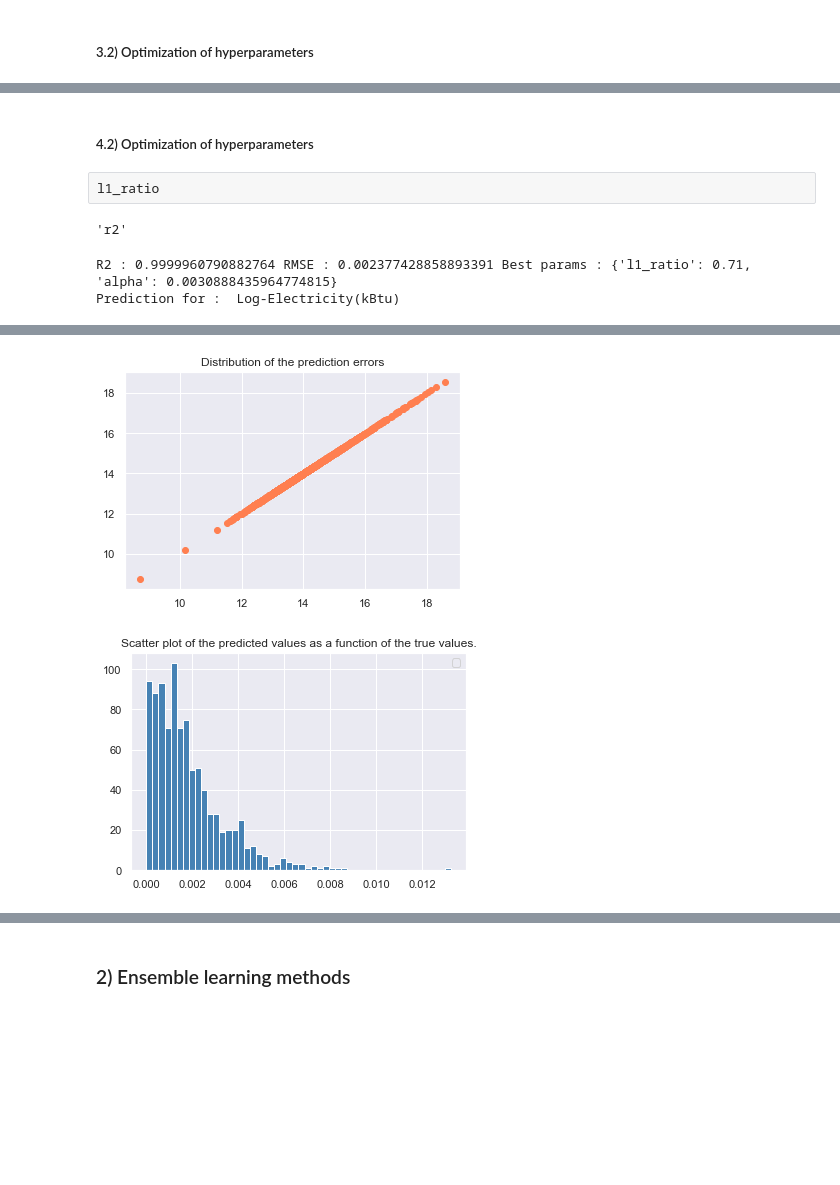
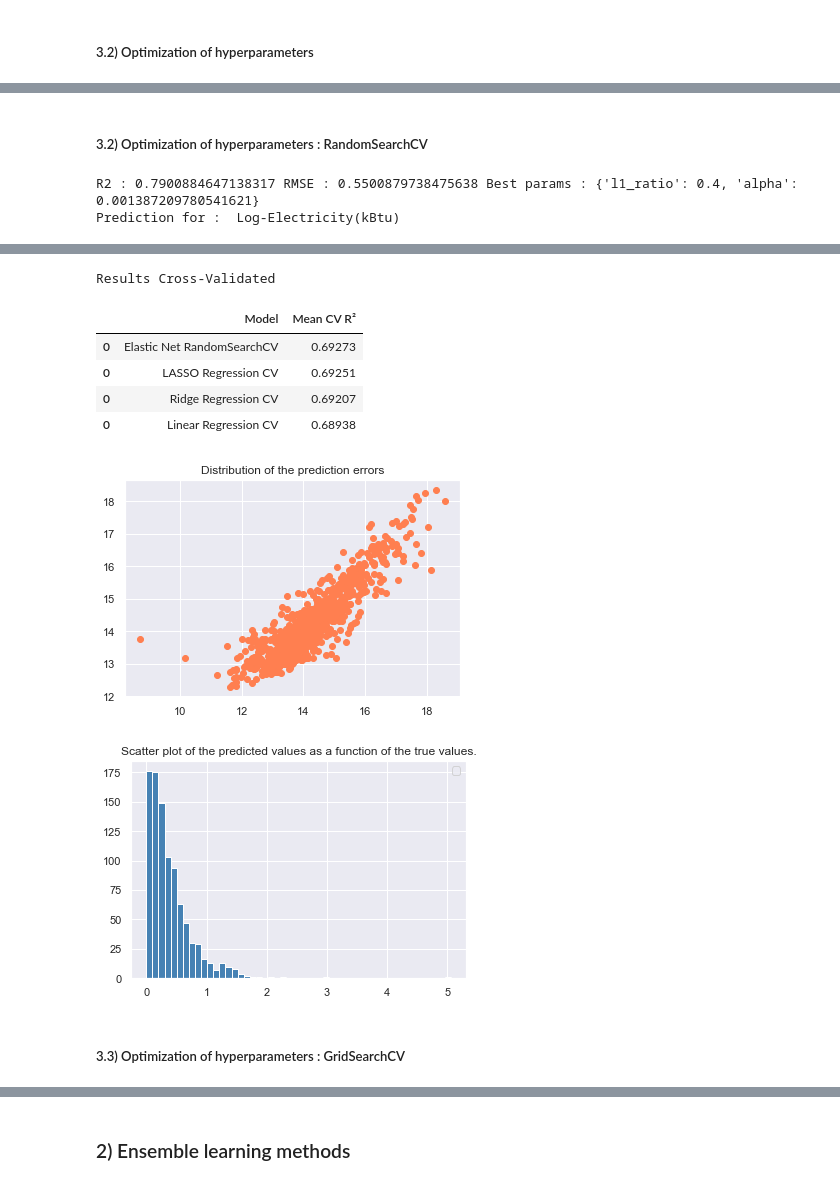
Before and after one commit to oumeima-elgharbi/P4_Data_Science_OpenClassrooms, a Jupyter notebook: P4_04_prediction_electricity.ipynb, the cells around one changed output, grey strips where cells are left out. Drawn from its saved outputs; the diff is of its cells as text; code cells hidden in the pictures; blank space fills up the shorter version.

```diff
--- a/P4_04_prediction_electricity.ipynb
+++ b/P4_04_prediction_electricity.ipynb
@@ -259,8 +265,8 @@ scoring = 'r2'
 # %% [markdown]
 ##### 1. Searching for the best hyperparameter alpha
 # %%
-a, b = -5, 3
-n_alphas = 1000 # hyperparametre alpha
+a, b = -2, 2
+n_alphas = 50 # hyperparametre alpha
 alphas = np.logspace(a, b, n_alphas)
 
 ridge = linear_model.Ridge()
@@ -407,7 +413,7 @@ QUESTION MENTOR : pourquoi optimisation alpha manuelle meilleure ???
 # %% [markdown]
 ##### 1. Searching for the best hyperparameter alpha
 # %%
-n_alphas = 500  # hyperparametre alpha
+n_alphas = 50  # hyperparametre alpha
 a, b = -5, -2
 alphas = np.logspace(a, b, n_alphas)
 
@@ -565,10 +550,11 @@ ASK MENTOR : pk optimisation meilleure manuelle que avec griddeach ?????
 # %%
 n = 100
-l1_ratio = np.random.uniform(0, 1, size=(1, 100))
-l1_ratio
+# or : l1_ratio = [i / n for i in range(n)]
+l1_ratio = np.arange(start=0, stop=1, step= 1/n)
 
-l = [i / n for i in range(n)]
-l = np.arange(0, 1, 10**-2)
+a, b , n_alphas = -5, 5, 1000
 
-l1_ratio = np.arange(start=0, stop=1, step= 1/n)
-l1_ratio
+param_grid_elastic = [{
+    "alpha": np.logspace(a, b, n_alphas), # penalty intensity (5 values between 10⁻³ and 10¹)
+    "l1_ratio": l1_ratio # mixing parameter for l1 and l2 penalties
+}]
@@ -590,51 +561,36 @@ min_alpha
 # %% [markdown]
-##### 4.2) Optimization of hyperparameters
+##### 3.2) Optimization of hyperparameters : RandomSearchCV
-# %% [raw]
-l1_ratio
-# %%
-scoring
-# %% [output]
-'r2'
 # %%
 regressor = linear_model.ElasticNet()
 
-# Define the cross-validation generator
-cv_inner = KFold(
-    n_splits=10, # number of folds (default=5)
-    shuffle=True, # shuffle the data before splitting into batche
-    random_state=seed, # seeding the random number generator for shuffling
-)
-
-a, b , n_alphas = -3, 3, 50
-param_grid_elastic = [{
-    "alpha": np.logspace(a, b, n_alphas), # penalty intensity (5 values between 10⁻³ and 10¹)
-    "l1_ratio": l1_ratio # mixing parameter for l1 and l2 penalties
-}]
-
-
-
 # Intenciation of RandomizedSearchCV object
-randomsearch = RandomizedSearchCV(
+Elastic_RandomSearch_grid = RandomizedSearchCV(
     estimator=regressor,
     param_distributions=param_grid_elastic, # choice of hyper-parameters to test
     scoring=scoring, # scoring method for regression
-    cv=cv_inner, # cross-validation generator
+    cv=folds, # cross-validation generator
     n_jobs=-1, # use all available cores (parallelization)
     return_train_score=True, # to avoid a DeprecationWarning
-    n_iter=10, # number of combinations of hyper-parameters to try
+    verbose=0,
+    random_state=seed,
+
+    n_iter=100, # number of combinations of hyper-parameters to try
+    refit=True
 )
 
+# Call the RanddomizedSearch with Cross Validation using the chosen regressor
+Elastic_RandomSearch_grid.fit(X_train, y_train)
 
-# Call the RanddomizedSearch with Cross Validation using the chosen regressor
-randomsearch.fit(X_train, y_train)
 # Results
-y_pred_elastic = randomsearch.predict(X_test)
-R2_score = randomsearch.score(X_test, y_test)
+y_pred_elastic = Elastic_RandomSearch_grid.predict(X_test)
+R2_score = Elastic_RandomSearch_grid.score(X_test, y_test)
 RMSE_score = np.sqrt(mean_squared_error(y_test, y_pred_elastic))
 
-print("R2 :", R2_score, "RMSE :", RMSE_score, "Best params :", randomsearch.best_params_)
-results = evaluate_regression("Elastic Net 1", results, y_test, y_pred_elastic)
+print("R2 :", R2_score, "RMSE :", RMSE_score, "Best params :", Elastic_RandomSearch_grid.best_params_)
+results = evaluate_regression("Elastic Net RandomSearchCV", results, y_test, y_pred_elastic)
+
+results_cv = summary_results_CV("Elastic Net RandomSearchCV", Elastic_RandomSearch_grid.best_score_, results_cv)
 # %% [output]
-R2 : 0.9999960790882764 RMSE : 0.002377428858893391 Best params : {'l1_ratio': 0.71, 'alpha': 0.0030888435964774815}
+R2 : 0.7900884647138317 RMSE : 0.5500879738475638 Best params : {'l1_ratio': 0.4, 'alpha': 0.001387209780541621}
 Prediction for :  Log-Electricity(kBtu)
 |  | Model | RMSE | MSE | MAE | Median Absolute Error | R² = 1 - RSE |
@@ -648,2 +603,10 @@ Prediction for :  Log-Electricity(kBtu)
+Results Cross-Validated
+|  | Model | Mean CV R² |
+| 0 | Elastic Net RandomSearchCV | 0.69273 |
+| 0 | LASSO Regression CV | 0.69251 |
+| 0 | Ridge Regression CV | 0.69207 |
+| 0 | Linear Regression CV | 0.68938 |
-[figure, old version]
+[figure, new version]
-[figure, old version]
+[figure, new version]
+# %% [markdown]
+##### 3.3) Optimization of hyperparameters : GridSearchCV
```
Also changed, not shown: parts of 95 cells of this notebook, 1 other file.
